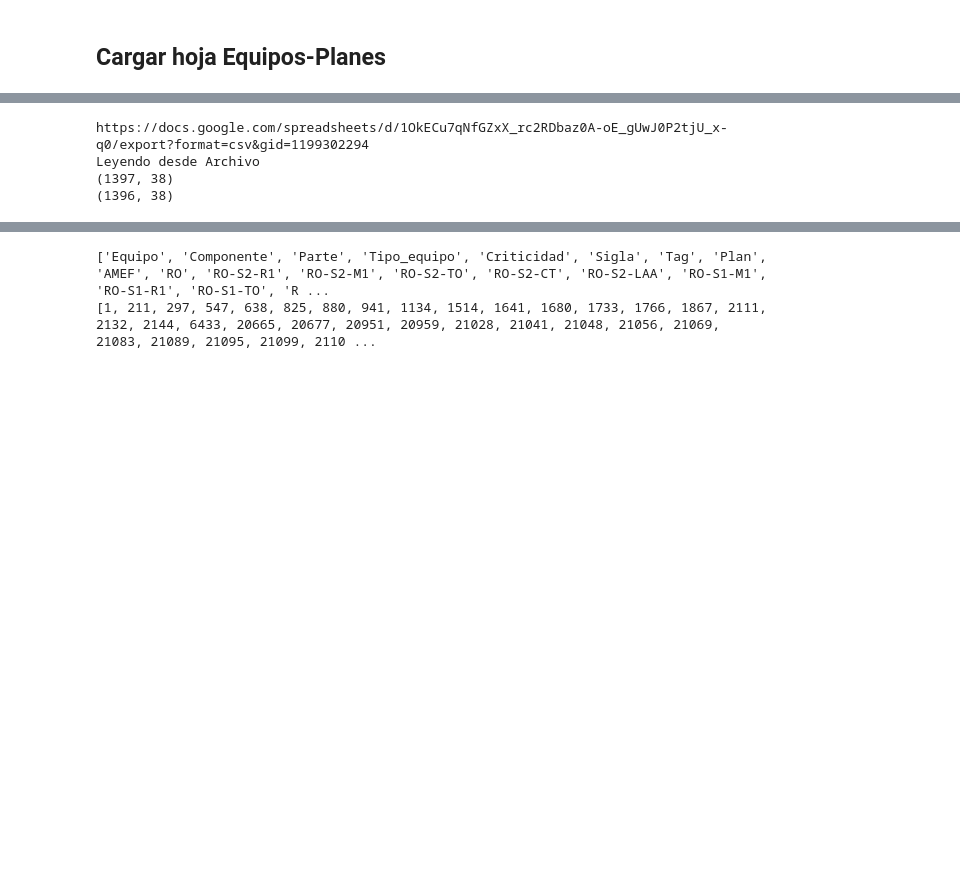
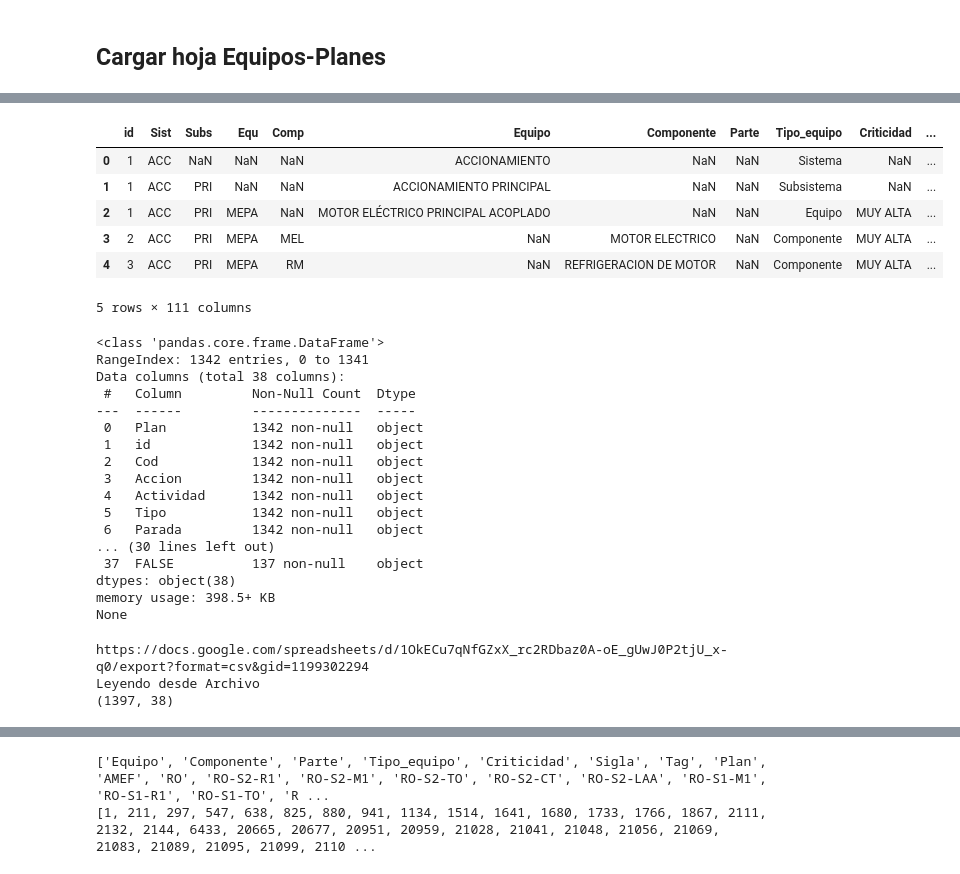
Before and after one commit to raulink/planes_mantenimiento, a Jupyter notebook: main.ipynb, the cells around one changed output, grey strips where cells are left out. Saved outputs shown, nothing was run; the diff lists cells and outputs as text; code cells hidden in the pictures; blank space fills up the shorter version.

```diff
--- a/main.ipynb
+++ b/main.ipynb
@@ -68,3 +58,31 @@ df_equipos.head()
+# %%
+display(df_equipos.head())
+print(df_planes.info())
+# %% [output]
+|  | id | Sist | Subs | Equ | Comp | Equipo | Componente | Parte | Tipo_equipo | Criticidad | ... |
+| 0 | 1 | ACC | NaN | NaN | NaN | ACCIONAMIENTO | NaN | NaN | Sistema | NaN | ... |
+| 1 | 1 | ACC | PRI | NaN | NaN | ACCIONAMIENTO PRINCIPAL | NaN | NaN | Subsistema | NaN | ... |
+| 2 | 1 | ACC | PRI | MEPA | NaN | MOTOR ELÉCTRICO PRINCIPAL ACOPLADO | NaN | NaN | Equipo | MUY ALTA | ... |
+| 3 | 2 | ACC | PRI | MEPA | MEL | NaN | MOTOR ELECTRICO | NaN | Componente | MUY ALTA | ... |
+| 4 | 3 | ACC | PRI | MEPA | RM | NaN | REFRIGERACION DE MOTOR | NaN | Componente | MUY ALTA | ... |
+5 rows × 111 columns
+<class 'pandas.core.frame.DataFrame'>
+RangeIndex: 1342 entries, 0 to 1341
+Data columns (total 38 columns):
+ #   Column         Non-Null Count  Dtype
+---  ------         --------------  -----
+ 0   Plan           1342 non-null   object
+ 1   id             1342 non-null   object
+ 2   Cod            1342 non-null   object
+ 3   Accion         1342 non-null   object
+ 4   Actividad      1342 non-null   object
+ 5   Tipo           1342 non-null   object
+ 6   Parada         1342 non-null   object
+... (30 lines left out)
+ 37  FALSE          137 non-null    object
+dtypes: object(38)
+memory usage: 398.5+ KB
+None
 # %%
 ## Importar CSV de Planes de Mantto
 URL = 'https://docs.google.com/spreadsheets/d/1OkECu7qNfGZxX_rc2RDbaz0A-oE_gUwJ0P2tjU_x-q0/edit#gid=1199302294'     # Introducir desde consola
@@ -79,12 +97,10 @@ else:
     print("Leyendo desde URL")
     df_planes = pd.read_csv(csv_raw,header=3)
     df_planes.to_csv(filename,index=False)
+# Eliminar si tiene valores nulos
+#df_planes = df_planes [df_planes .Plan.notnull()]
 print(df_planes.shape)
-# Eliminar si tiene valores nulos
-df_planes = df_planes [df_planes .Plan.notnull()]
-print(df_planes.shape)
 # %% [output]
 https://docs.google.com/spreadsheets/d/1OkECu7qNfGZxX_rc2RDbaz0A-oE_gUwJ0P2tjU_x-q0/export?format=csv&gid=1199302294
 Leyendo desde Archivo
 (1397, 38)
-(1396, 38)
```
Also changed, not shown: parts of 16 cells of this notebook.
